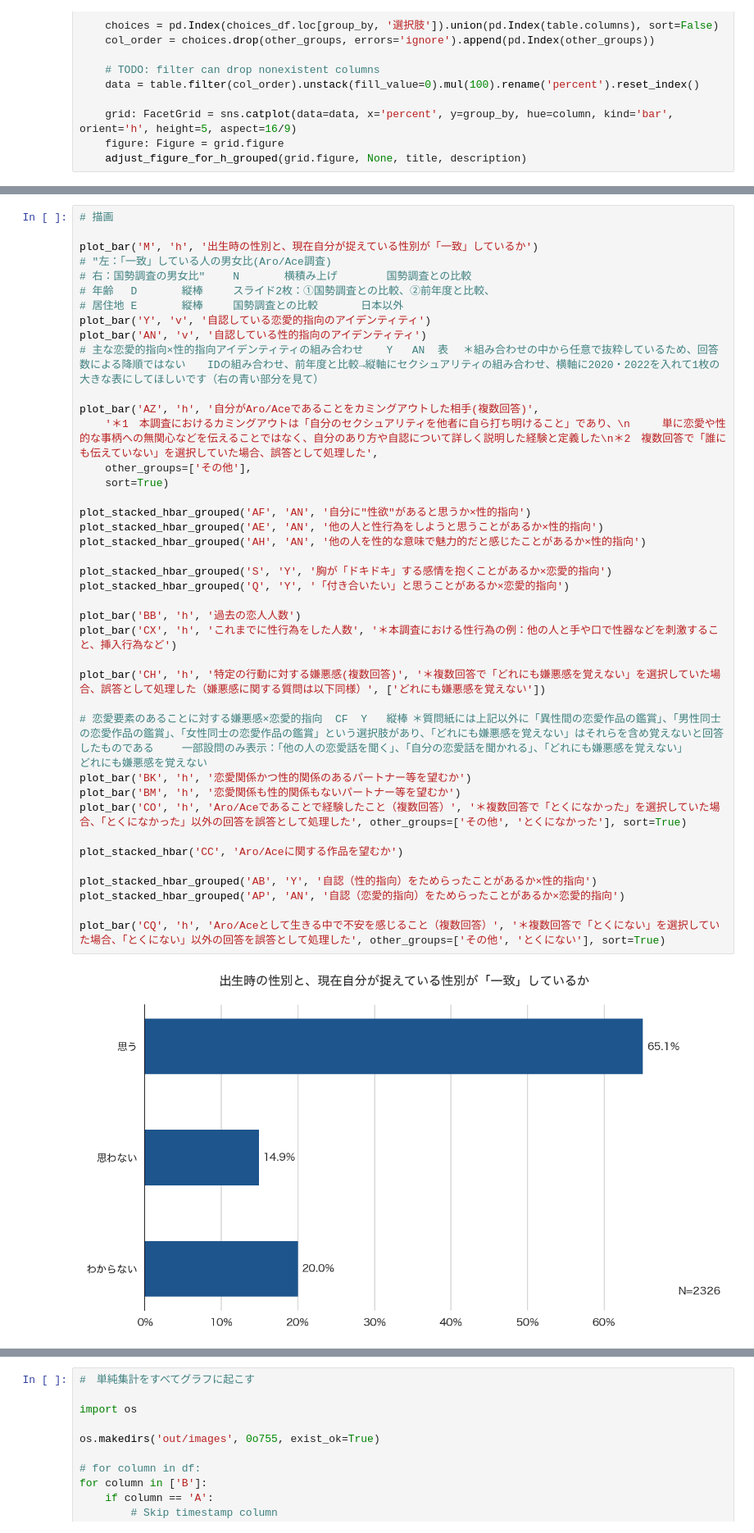
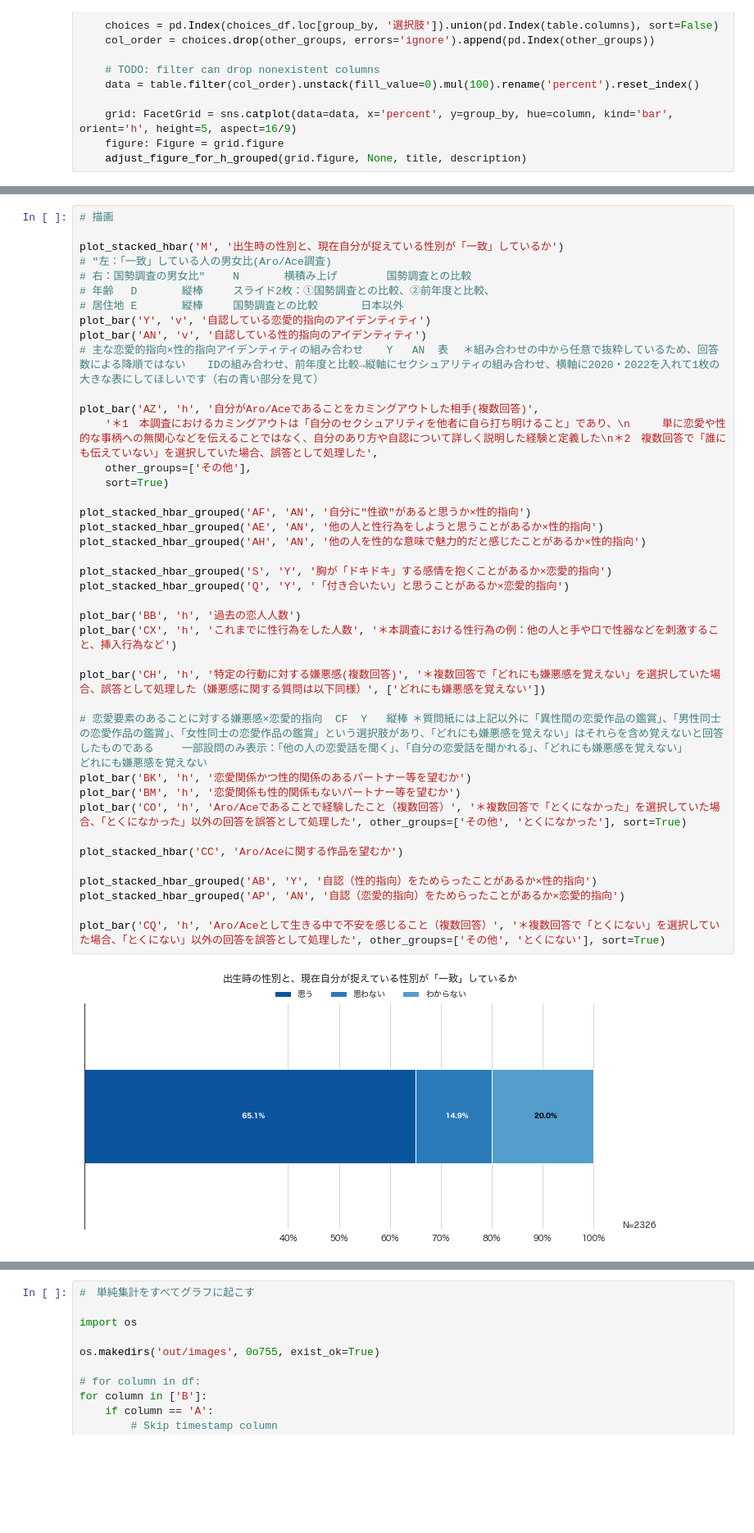
Before and after one commit to ypresto/asloop-survey, a Jupyter notebook: plot.ipynb, the cells around one changed output, grey strips where cells are left out. Shown at 82% size. Saved outputs shown, nothing was run; the diff lists cells and outputs as text; blank space fills up the shorter version.

```diff
--- a/plot.ipynb
+++ b/plot.ipynb
@@ -362,7 +406,7 @@ render_bar_labels_for_comparison(grid.figure)
 # %%
 # 描画
 
-plot_bar('M', 'h', '出生時の性別と、現在自分が捉えている性別が「一致」しているか')
+plot_stacked_hbar('M', '出生時の性別と、現在自分が捉えている性別が「一致」しているか')
 # "左：「一致」している人の男女比(Aro/Ace調査)
 # 右：国勢調査の男女比"	N		横積み上げ		国勢調査との比較
 # 年齢	D		縦棒		スライド2枚：①国勢調査との比較、②前年度と比較、
@@ -373,34 +417,34 @@ plot_bar('AN', 'v', '自認している性的指向のアイデンティティ')
 
 plot_bar('AZ', 'h', '自分がAro/Aceであることをカミングアウトした相手(複数回答)',
     '＊1　本調査におけるカミングアウトは「自分のセクシュアリティを他者に自ら打ち明けること」であり、\n　　　単に恋愛や性的な事柄への無関心などを伝えることではなく、自分のあり方や自認について詳しく説明した経験と定義した\n＊2　複数回答で「誰にも伝えていない」を選択していた場合、誤答として処理した',
     other_groups=['その他'],
     sort=True)
 
 plot_stacked_hbar_grouped('AF', 'AN', '自分に"性欲"があると思うか×性的指向')
 plot_stacked_hbar_grouped('AE', 'AN', '他の人と性行為をしようと思うことがあるか×性的指向')
 plot_stacked_hbar_grouped('AH', 'AN', '他の人を性的な意味で魅力的だと感じたことがあるか×性的指向')
 
 plot_stacked_hbar_grouped('S', 'Y', '胸が「ドキドキ」する感情を抱くことがあるか×恋愛的指向')
 plot_stacked_hbar_grouped('Q', 'Y', '「付き合いたい」と思うことがあるか×恋愛的指向')
 
 plot_bar('BB', 'h', '過去の恋人人数')
 plot_bar('CX', 'h', 'これまでに性行為をした人数', '＊本調査における性⾏為の例：他の⼈と⼿や⼝で性器などを刺激すること、挿⼊⾏為など')
 
 plot_bar('CH', 'h', '特定の行動に対する嫌悪感(複数回答)', '＊複数回答で「どれにも嫌悪感を覚えない」を選択していた場合、誤答として処理した（嫌悪感に関する質問は以下同様）', ['どれにも嫌悪感を覚えない'])
 
 # 恋愛要素のあることに対する嫌悪感×恋愛的指向	CF	Y	縦棒	＊質問紙には上記以外に「異性間の恋愛作品の鑑賞」、「男性同士の恋愛作品の鑑賞」、「女性同士の恋愛作品の鑑賞」という選択肢があり、「どれにも嫌悪感を覚えない」はそれらを含め覚えないと回答したものである	一部設問のみ表示：「他の人の恋愛話を聞く」、「自分の恋愛話を聞かれる」、「どれにも嫌悪感を覚えない」		どれにも嫌悪感を覚えない
 plot_bar('BK', 'h', '恋愛関係かつ性的関係のあるパートナー等を望むか')
 plot_bar('BM', 'h', '恋愛関係も性的関係もないパートナー等を望むか')
 plot_bar('CO', 'h', 'Aro/Aceであることで経験したこと（複数回答）', '＊複数回答で「とくになかった」を選択していた場合、「とくになかった」以外の回答を誤答として処理した', other_groups=['その他', 'とくになかった'], sort=True)
 
 plot_stacked_hbar('CC', 'Aro/Aceに関する作品を望むか')
 
 plot_stacked_hbar_grouped('AB', 'Y', '自認（性的指向）をためらったことがあるか×性的指向')
 plot_stacked_hbar_grouped('AP', 'AN', '自認（恋愛的指向）をためらったことがあるか×恋愛的指向')
 
 plot_bar('CQ', 'h', 'Aro/Aceとして生きる中で不安を感じること（複数回答）', '＊複数回答で「とくにない」を選択していた場合、「とくにない」以外の回答を誤答として処理した', other_groups=['その他', 'とくにない'], sort=True)
 # %% [output]
-[figure, old version]
+[figure, new version]
 [figure]
 [figure]
 [figure]
```
Also changed, not shown: parts of 5 cells of this notebook.
